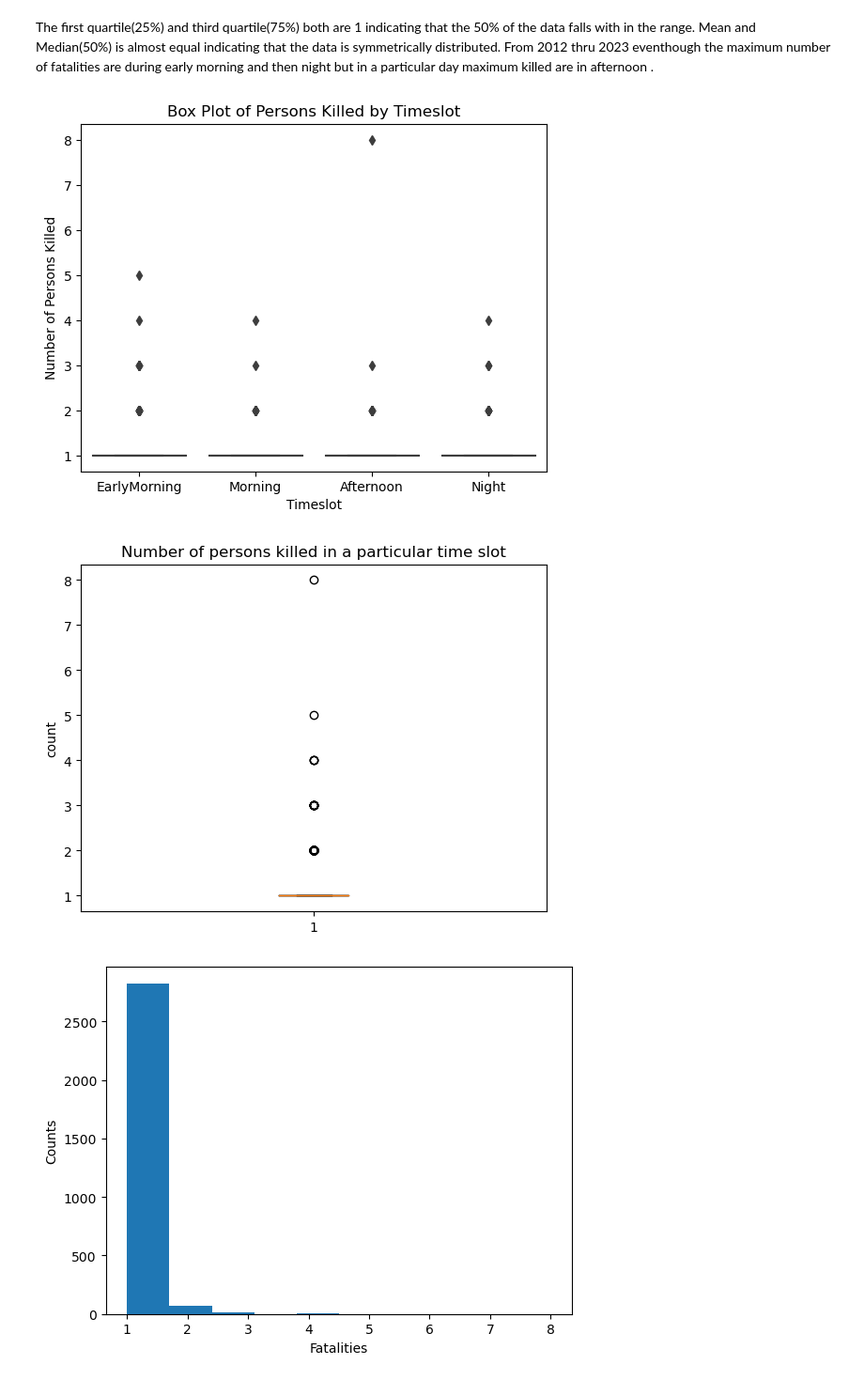
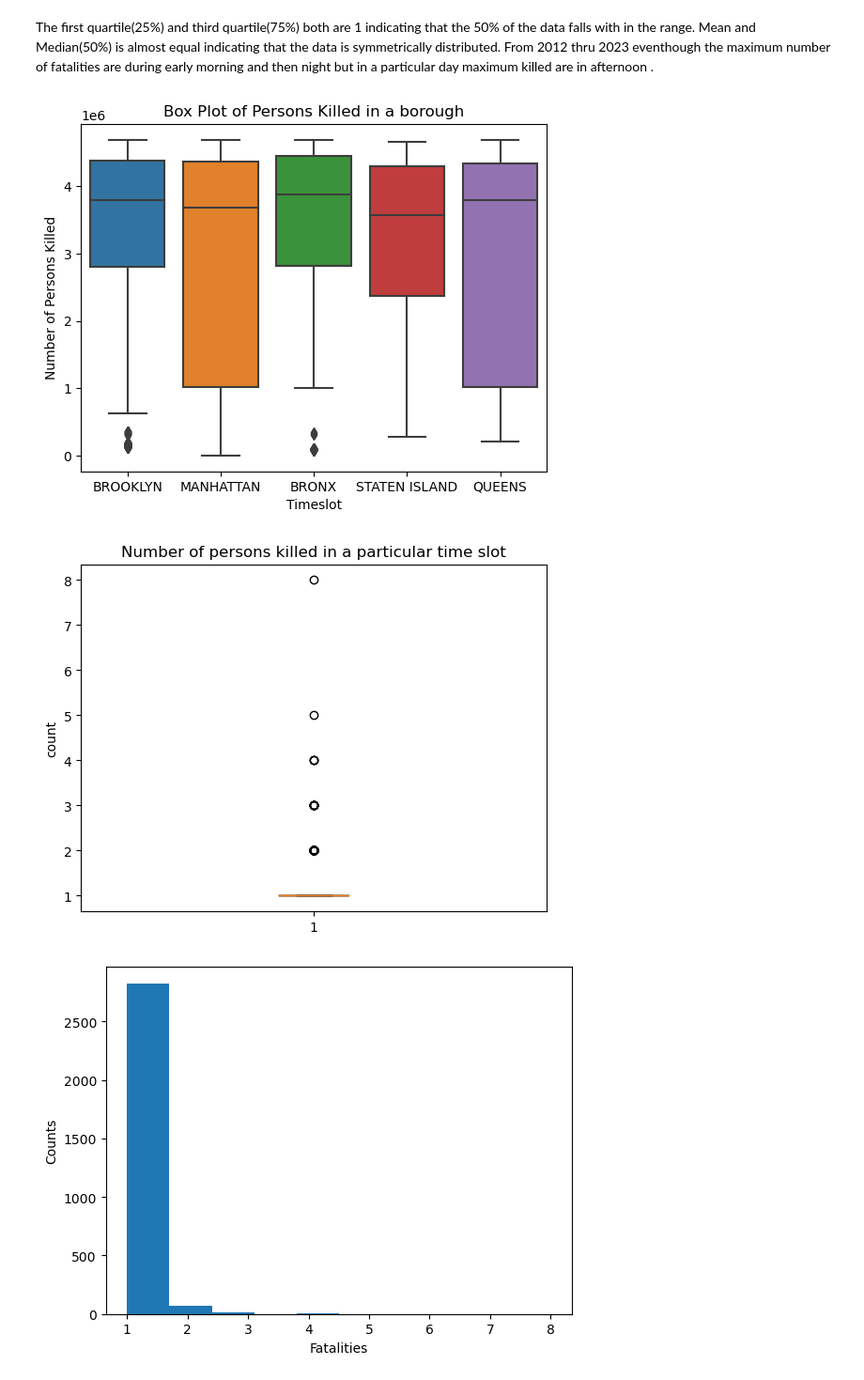
Before and after one commit to Pythorium-Quartet/Motor-Vehicle-Collison-Analysis, a Jupyter notebook: MotorVechicleCollisions_NYC.ipynb, the cells around one changed output. Shown at 94% size. Drawn from its saved outputs; the diff is of its cells as text; code cells hidden in the pictures.

```diff
--- a/MotorVechicleCollisions_NYC.ipynb
+++ b/MotorVechicleCollisions_NYC.ipynb
@@ -410,25 +410,25 @@ The first quartile(25%) and third quartile(75%) both are 1 indicating that the 5
 # %%
 # Create a boxplot on fatalities
 #count = df_filtered.groupby('TimeBin')['collision_id'].count().reset_index()
 count = df_filtered.groupby('TimeBin')['number of persons killed'].count().reset_index()
-sns.boxplot(x= df_filtered['TimeBin'], y=df_filtered['number of persons killed'],data=df_filtered)
+sns.boxplot(x= df_filtered['borough'], y=df_filtered['collision_id'],data=df_filtered)
 #sns.boxplot(x= count['TimeBin'], y=count['number of persons killed'],data=count)
 #sns.boxplot(x= count['TimeBin'], y=count['collision_id'],data=count)
 plt.xlabel('Timeslot')
 plt.ylabel('Number of Persons Killed')
-plt.title('Box Plot of Persons Killed by Timeslot')
+plt.title('Box Plot of Persons Killed in a borough')
 plt.show()
 fatalities  = df_filtered['number of persons killed']
 
 fig1, ax1 = plt.subplots()
 ax1.set_title('Number of persons killed in a particular time slot')
 ax1.set_ylabel('count')
 ax1.boxplot(fatalities)
 plt.show()
 
 #count
 # %% [output]
-[figure, old version]
+[figure, new version]
 [figure]
 # %%
 plt.hist(df_filtered['number of persons killed'])
```
Also changed, not shown: parts of 1 cell of this notebook.
